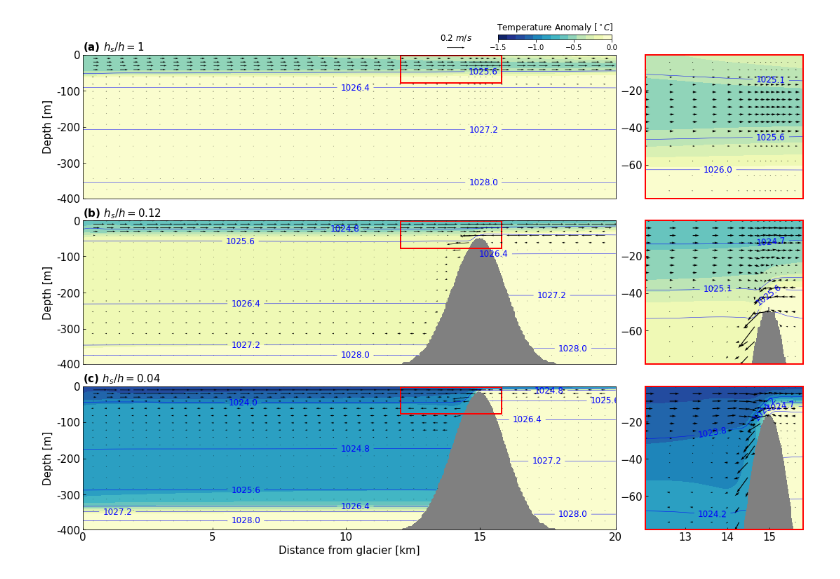
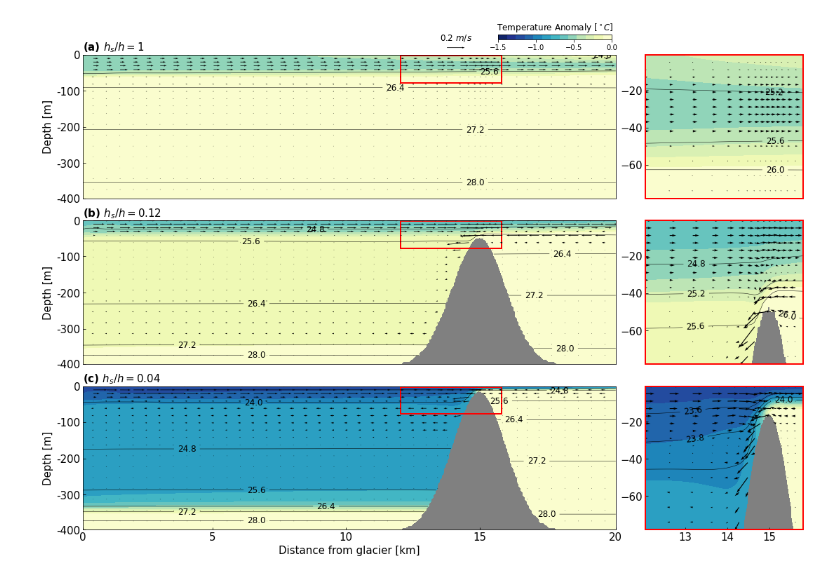
Before and after one commit to weiyangbao/Jupyter-Iceplume, a Jupyter notebook: Fjord Modeling/1-BaseCase.ipynb, the cells around one changed output. Drawn from its saved outputs; the diff is of its cells as text; code cells hidden in the pictures.

Commit message:
update:Density anomaty countour

```diff
--- a/Fjord Modeling/1-BaseCase.ipynb
+++ b/Fjord Modeling/1-BaseCase.ipynb
@@ -114,7 +114,7 @@ ax6 = plt.subplot2grid(gridsize, (2, 3), colspan=1, rowspan=1)
 fig.tight_layout()
 
 ct = np.linspace(-1.5,0,14) # Contour range for temperature
-crho = np.linspace(1020,1028,11) # Contour range for density
+crho = np.linspace(1020,1028,11) - 1000 # Contour range for density
 cmap = 'YlGnBu_r'
 
 
@@ -152,7 +152,7 @@ cbar.set_ticks([-1.5,-1,-0.5,0])
 cbar.ax.set_title('Temperature Anomaly [$^\circ C$]', size=12)
 
 # Plot isopycnals
-CS1 = ax1.contour(x1,z1,rho1,crho, colors='b', linewidths=.5)
+CS1 = ax1.contour(x1,z1,rho1-1000,crho, colors='k', linewidths=.5)
 plt.clabel(CS1, fmt='%1.1f', fontsize=12, inline=1)
 #ax1.plot(x1[1:-1],-h1, '--w', lw=2)
 ax1.set_ylabel('Depth [m]', size=15)
@@ -167,7 +167,7 @@ ax1.set_title('(a) $h_s/h=1$', loc='left', size=15, weight='bold')
 im2 = ax2.contourf(x2,z2,pt2-T0, ct, cmap=cmap)
 ax2.xaxis.set_visible(False)
 #ax2.annotate(text='', xy=(0.745,0.72), xycoords='axes fraction', xytext=(0.745,1), textcoords='axes fraction', arrowprops={'arrowstyle': '<|-|>','color':'red','linewidth':4,'alpha':0.6})
-CS2 = ax2.contour(x2,z2,rho2, crho, colors='b', linewidths=.5)
+CS2 = ax2.contour(x2,z2,rho2-1000, crho, colors='k', linewidths=.5)
 plt.clabel(CS2, fmt='%1.1f', fontsize=12, inline=1)
 
 # Plot velocity
@@ -188,7 +188,7 @@ ax2.set_facecolor('grey')
 im3 = ax3.contourf(x3,z3,pt3-T0, ct, cmap=cmap)
 #ax3.xaxis.set_visible(False)
 #ax3.annotate(text='', xy=(0.745,0.58), xycoords='axes fraction', xytext=(0.745,1), textcoords='axes fraction', arrowprops={'arrowstyle': '<|-|>','color':'red','linewidth':4,'alpha':0.6})
-CS3 = ax3.contour(x3,z3,rho3, crho, colors='b', linewidths=.5)
+CS3 = ax3.contour(x3,z3,rho3-1000, crho, colors='k', linewidths=.5)
 plt.clabel(CS3, fmt='%1.1f', fontsize=12, inline=1)
 #ax3.plot(x3[1:-1],-h3, '--w', lw=2)
 
@@ -210,9 +210,10 @@ ax3.set_xlabel('Distance from glacier [km]', size=15)
 
 
 
+crho2 = np.arange(22, 26 + .4, .4)
 im4 = ax4.contourf(x1z,z1z,pt1[top:bot,l:r]-T0, ct, cmap=cmap)
 ax4.xaxis.set_visible(False)
-CS4 = ax4.contour(x1z,z1z,rho1[top:bot,l:r], np.linspace(1022,1026,10), colors='b', linewidths=.5)
+CS4 = ax4.contour(x1z,z1z,rho1[top:bot,l:r]-1000, crho2, colors='k', linewidths=.5)
 plt.clabel(CS4, fmt='%1.1f', fontsize=12, inline=1)
 
 
@@ -227,7 +228,7 @@ for side in ax4.spines.keys():  # 'top', 'bottom', 'left', 'right'
 
 im5 = ax5.contourf(x2z,z2z,pt2[top:bot,l:r]-T0, ct, cmap=cmap)
 ax5.xaxis.set_visible(False)
-CS5 = ax5.contour(x2z,z2z,rho2[top:bot,l:r], np.linspace(1022,1026,10), colors='b', linewidths=.5)
+CS5 = ax5.contour(x2z,z2z,rho2[top:bot,l:r]-1000, crho2, colors='k', linewidths=.5)
 plt.clabel(CS5, fmt='%1.1f', fontsize=12, inline=1)
 
 
@@ -240,7 +241,7 @@ for side in ax5.spines.keys():  # 'top', 'bottom', 'left', 'right'
     ax5.spines[side].set_color('red')
 
 im6 = ax6.contourf(x3z,z3z,pt3[top:bot,l:r]-T0, ct, cmap=cmap)
-CS6 = ax6.contour(x3z,z3z,rho3[top:bot,l:r], np.linspace(1022,1026,10), colors='b', linewidths=.5)
+CS6 = ax6.contour(x3z,z3z,rho3[top:bot,l:r]-1000, [23.6,23.8,24.0], colors='k', linewidths=.5)
 plt.clabel(CS6, fmt='%1.1f', fontsize=12, inline=1)
 
 
@@ -272,34 +273,34 @@ Q_6 = ax6.quiver(x3z[::n1],z3z[::2],u3z[::2,::n1], w3z[::2,::n1]*15,scale=3, wid
 
 u1_sill = u1[:,sl:sr]
 w1_sill = w1[:,sl:sr]
 x1_sill = x1[sl:sr]
 n2 = 5
 Q_1s = ax1.quiver(x1_sill[::10],z1[::n2],u1_sill[::n2,::10], w1_sill[::n2,::10],scale=6, width=0.001, color='k')
 u1[:,sl:sr] = 'nan'
 w1[:,sl:sr] = 'nan'
 Q_1 = ax1.quiver(x1[::n2],z1[::n2],u1[::n2,::n2], w1[::n2,::n2],scale=6, width=0.001, color='k')
 ax1.quiverkey(Q_1, 0.7, 1.05, 0.2, r'0.2 $m/s$', fontproperties={'size':12}, coordinates='axes')
 
 
 u2_sill = u2[:,sl:sr]
 w2_sill = w2[:,sl:sr]
 x2_sill = x2[sl:sr]
 Q_2s = ax2.quiver(x2_sill[::10],z2[::n2],u2_sill[::n2,::10], w2_sill[::n2,::10],scale=6, width=0.001, color='k')
 u2[:,sl:sr] = 'nan'
 w2[:,sl:sr] = 'nan'
 Q_2 = ax2.quiver(x2[::n2],z2[::n2],u2[::n2,::n2], w2[::n2,::n2],scale=6, width=0.001, color='k')
 
 
 u3_sill = u3[:,sl:sr]
 w3_sill = w3[:,sl:sr]
 x3_sill = x3[sl:sr]
 Q_3s = ax3.quiver(x3_sill[::10],z3[::n2],u3_sill[::n2,::10], w3_sill[::n2,::10],scale=6, width=0.001, color='k')
 
 u3[:,sl:sr] = 'nan'
 w3[:,sl:sr] = 'nan'
 Q_3 = ax3.quiver(x3[::n2],z3[::n2],u3[::n2,::n2], w3[::n2,::n2],scale=n2, width=0.001, color='k')
 # %% [output]
-[figure, old version]
+[figure, new version]
 # %%
 u1z, w1z
 # %%
```
